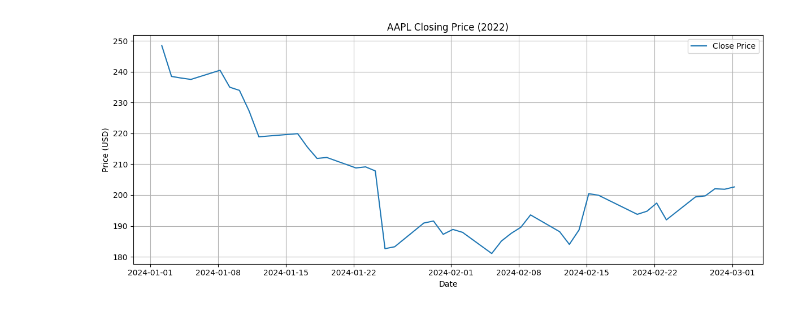
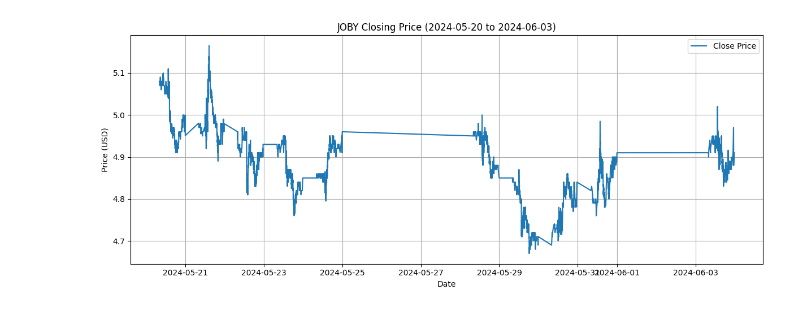
Before and after one commit to 1amt0ny/AlphaVestra, a Jupyter notebook: notebooks/01_data_exploration.ipynb, the cells around one changed output. Saved outputs shown, nothing was run; the diff lists cells and outputs as text; code cells hidden in the pictures.

Commit message:
redesigned the plot

```diff
--- a/notebooks/01_data_exploration.ipynb
+++ b/notebooks/01_data_exploration.ipynb
@@ -21,9 +20,9 @@ from src.data.download_data import download_stock_data
 # %%
 # Download stock data
 
-ticker = yf.Ticker("TSLA")
 # df = ticker.history(start="2022-01-01", end="2023-01-01")
-df = download_stock_data("TSLA", "2024-01-01", "2024-06-01")
+ticker = "JOBY"
+df = download_stock_data(ticker, "2024-05-20", "2024-06-03")
 
 if df is not None:
     print(f"[✓] Data shape: {df.shape}")
@@ -82,17 +81,18 @@ From 2024-01-02 05:00:00 to 2024-03-01 05:00:00
 # %%
 # Plot the closing price
 if df is not None:
     plt.figure(figsize=(12, 5))
     plt.plot(df["Date"], df["Close"], label="Close Price")
-    plt.title("AAPL Closing Price (2022)")
+    # plt.title("Closing Price (2022)")
+    plt.title(f"{ticker} Closing Price ({df['Date'].iloc[0].date()} to {df['Date'].iloc[-1].date()})")
     plt.xlabel("Date")
     plt.ylabel("Price (USD)")
     plt.grid(True)
     plt.legend()
     plt.tight_layout()
     plt.show()
 # %% [output]
-[figure, old version]
+[figure, new version]
 # %%
 import sys
 print(sys.executable)
```
Also changed, not shown: parts of 4 cells of this notebook, 2 other files.
